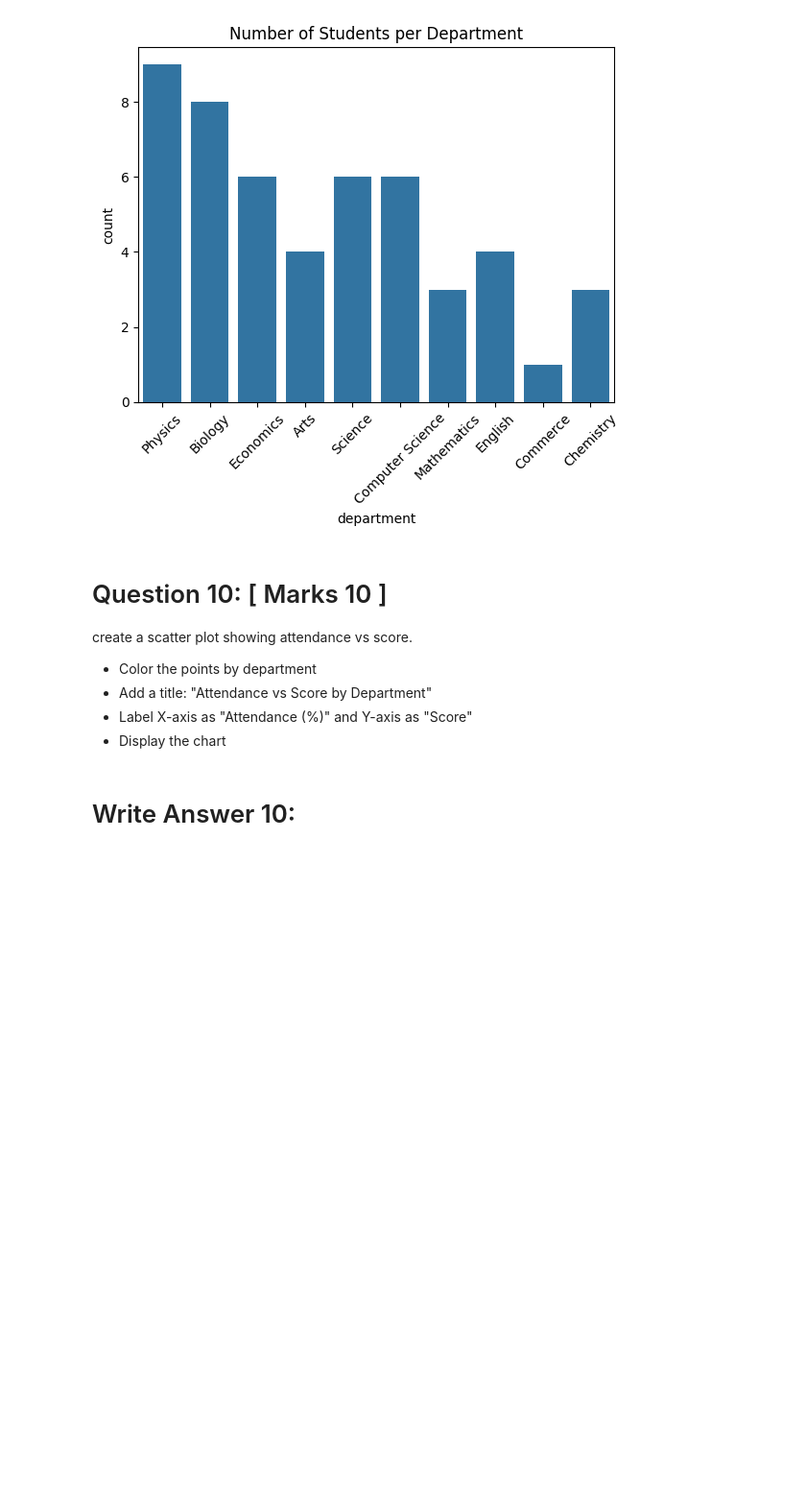
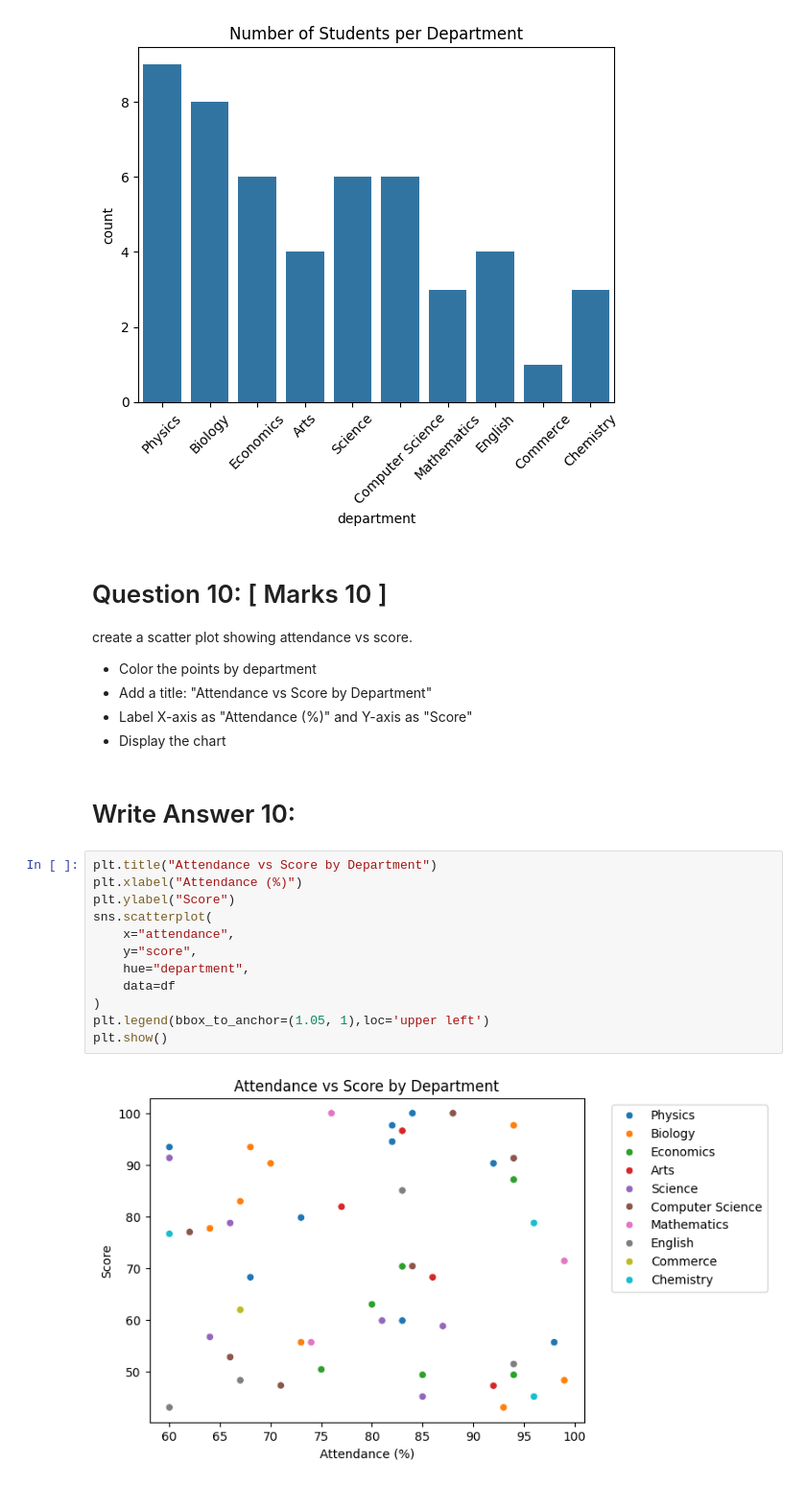
Before and after one commit to Dev-Maidul/AI-Programming-with-Python-Mid-Term, a Jupyter notebook: Copy_of_AI_Programming_With_Python_Final_Exam_Question.ipynb, the cells around one changed output. Shown at 96% size. Saved outputs shown, nothing was run; the diff lists cells and outputs as text; blank space fills up the shorter version.

```diff
--- a/Copy_of_AI_Programming_With_Python_Final_Exam_Question.ipynb
+++ b/Copy_of_AI_Programming_With_Python_Final_Exam_Question.ipynb
@@ -343,3 +343,17 @@ create a scatter plot showing attendance vs score.
 * Display the chart
 # %% [markdown]
 # Write Answer 10:
+# %%
+plt.title("Attendance vs Score by Department")
+plt.xlabel("Attendance (%)")
+plt.ylabel("Score")
+sns.scatterplot(
+    x="attendance",
+    y="score",
+    hue="department",
+    data=df
+)
+plt.legend(bbox_to_anchor=(1.05, 1),loc='upper left')
+plt.show()
+# %% [output]
+[figure, added]
```
